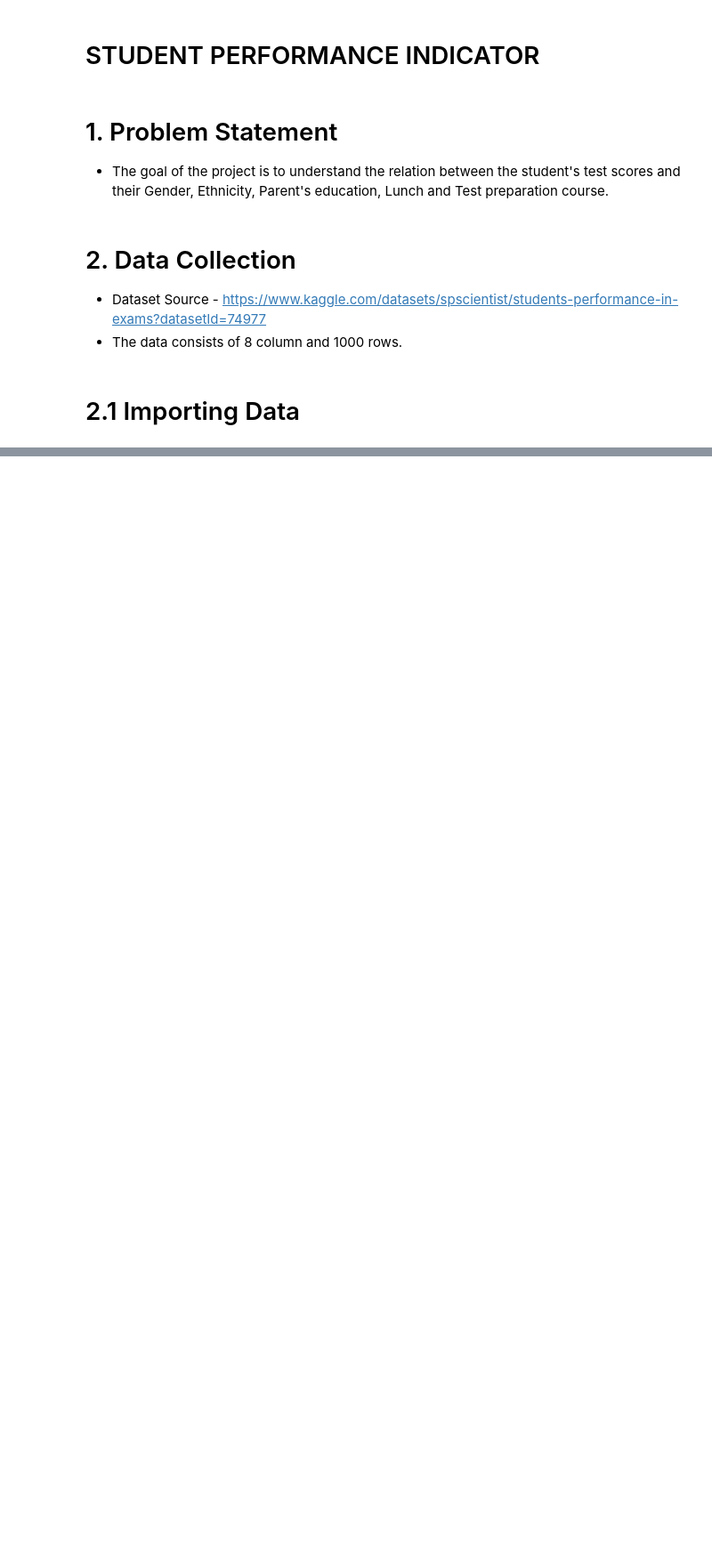
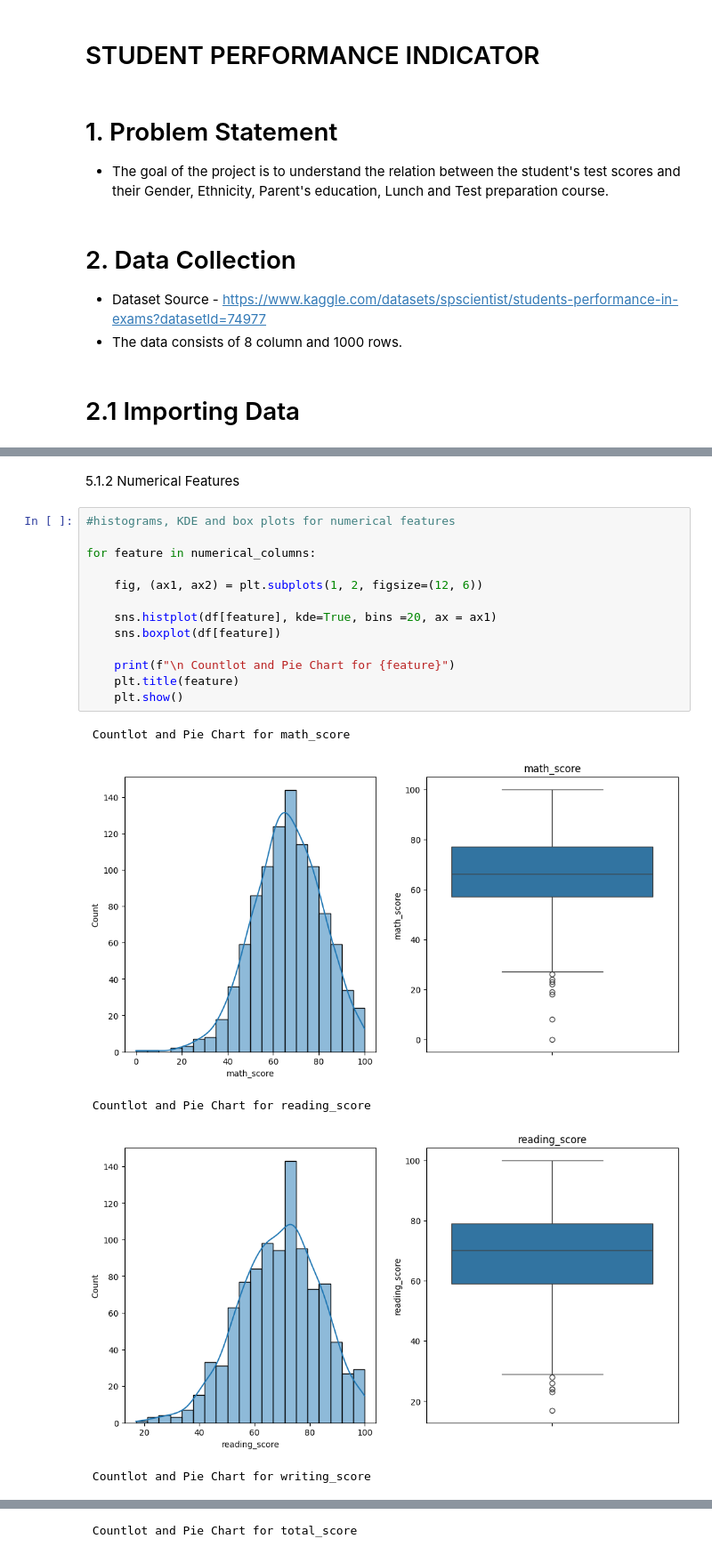
Before and after one commit to mananvijay72/mlproject, a Jupyter notebook: notebook/EDA.ipynb, the cells around one changed output, grey strips where cells are left out. Shown at 89% size. Cells and saved outputs as stored; diff of their text form; blank space fills up the shorter version.

```diff
--- a/notebook/EDA.ipynb
+++ b/notebook/EDA.ipynb
@@ -35,0 +295,21 @@ helo
+# %% [markdown]
+5.1.2 Numerical Features
+# %%
+#histograms, KDE and box plots for numerical features
+
+for feature in numerical_columns:
+
+    fig, (ax1, ax2) = plt.subplots(1, 2, figsize=(12, 6))
+
+    sns.histplot(df[feature], kde=True, bins =20, ax = ax1)
+    sns.boxplot(df[feature])
+
+    print(f"\n Countlot and Pie Chart for {feature}")
+    plt.title(feature)
+    plt.show()
+# %% [output]
+ Countlot and Pie Chart for math_score
+[figure, added]
+ Countlot and Pie Chart for reading_score
+[figure, added]
+ Countlot and Pie Chart for writing_score
@@ -35,0 +317 @@ helo
+ Countlot and Pie Chart for total_score
```
Also changed, not shown: parts of 42 cells of this notebook.
